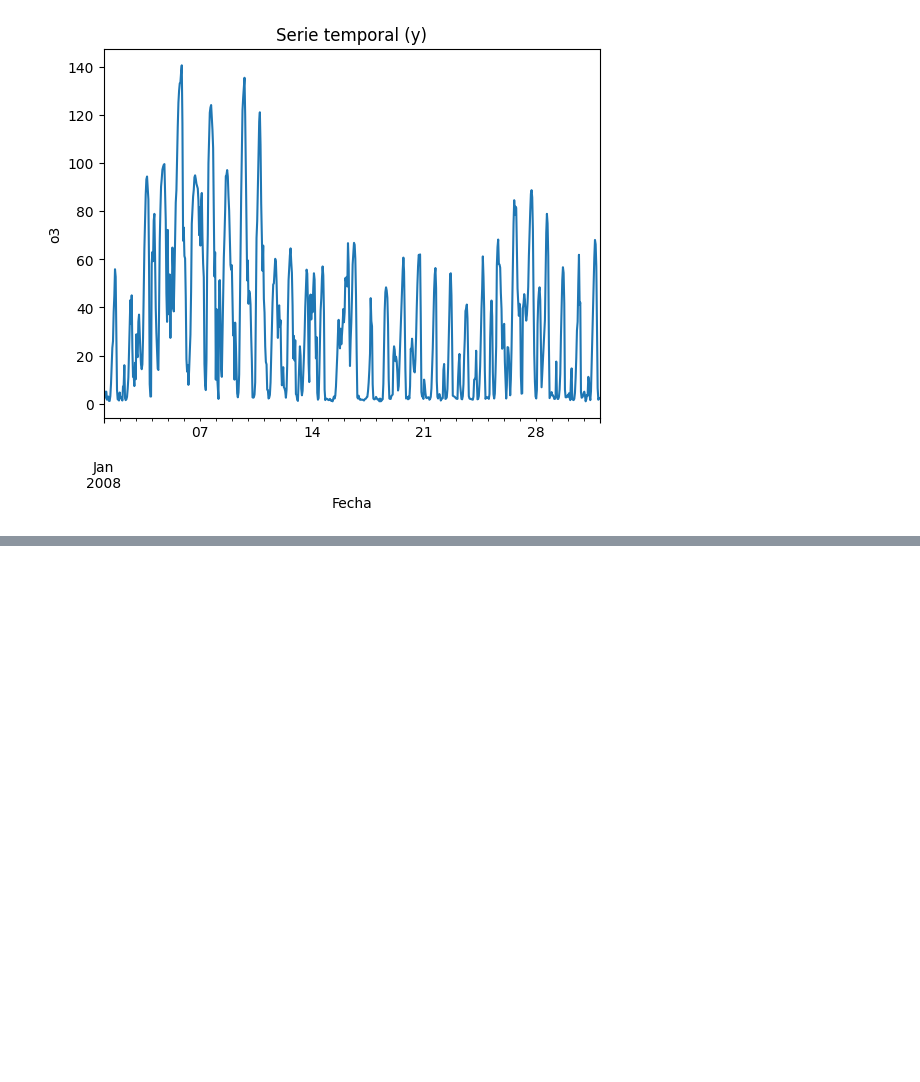
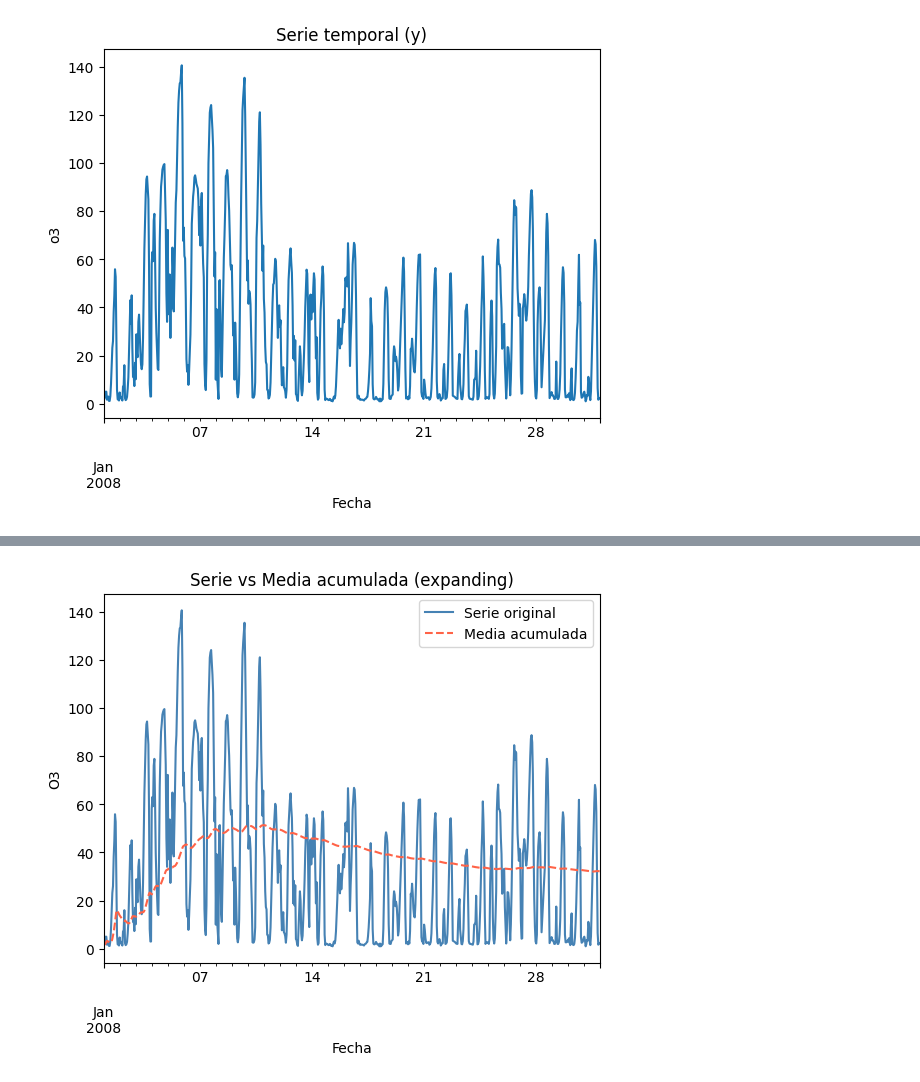
Before and after one commit to ignacioareal23-svg/AASeriesTemporalesFlujosDeDatos, a Jupyter notebook: ProyectoSeries/main.ipynb, the cells around one changed output, grey strips where cells are left out. Saved outputs shown, nothing was run; the diff lists cells and outputs as text; code cells hidden in the pictures; blank space fills up the shorter version.

```diff
--- a/ProyectoSeries/main.ipynb
+++ b/ProyectoSeries/main.ipynb
@@ -563,0 +656,31 @@ cv
+# %%
+# === Bloque 7: Ventanas ampliadas (expanding) — versión simple ===
+import matplotlib.pyplot as plt
+
+columna = 'O3'   # cambia si tu variable principal tiene otro nombre
+
+# 1) Estadísticas acumuladas (memoria creciente) con shift(1)
+df_rolling['media_acum'] = df_rolling[columna].shift(1).expanding().mean()
+df_rolling['suma_acum']  = df_rolling[columna].shift(1).expanding().sum()
+df_rolling['max_acum']   = df_rolling[columna].shift(1).expanding().max()
+df_rolling['std_acum']   = df_rolling[columna].shift(1).expanding().std()
+
+# 2) Extra robusto: mínimo acumulado y, si está disponible, cuartil 25% acumulado
+df_rolling['min_acum']   = df_rolling[columna].shift(1).expanding().min()
+try:
+    df_rolling['q25_acum'] = df_rolling[columna].shift(1).expanding().quantile(0.25)
+except Exception as e:
+    # Algunas versiones de pandas no soportan quantile en expanding
+    print('Cuartil acumulado no soportado en esta versión de pandas:', e)
+
+# 3) Vista rápida
+df_rolling[[columna, 'media_acum', 'suma_acum', 'max_acum', 'std_acum', 'min_acum']].head(10)
+
+# 4) Comparación visual: serie original vs media acumulada
+ax = df_rolling[columna].plot(label='Serie original', color='steelblue')
+df_rolling['media_acum'].plot(ax=ax, label='Media acumulada', color='tomato', linestyle='--')
+ax.set_title('Serie vs Media acumulada (expanding)')
+ax.set_xlabel('Fecha'); ax.set_ylabel(columna)
+ax.legend(); plt.show()
+# %% [output]
+[figure, added]
```
Also changed, not shown: parts of 13 cells of this notebook, 5 other files.
